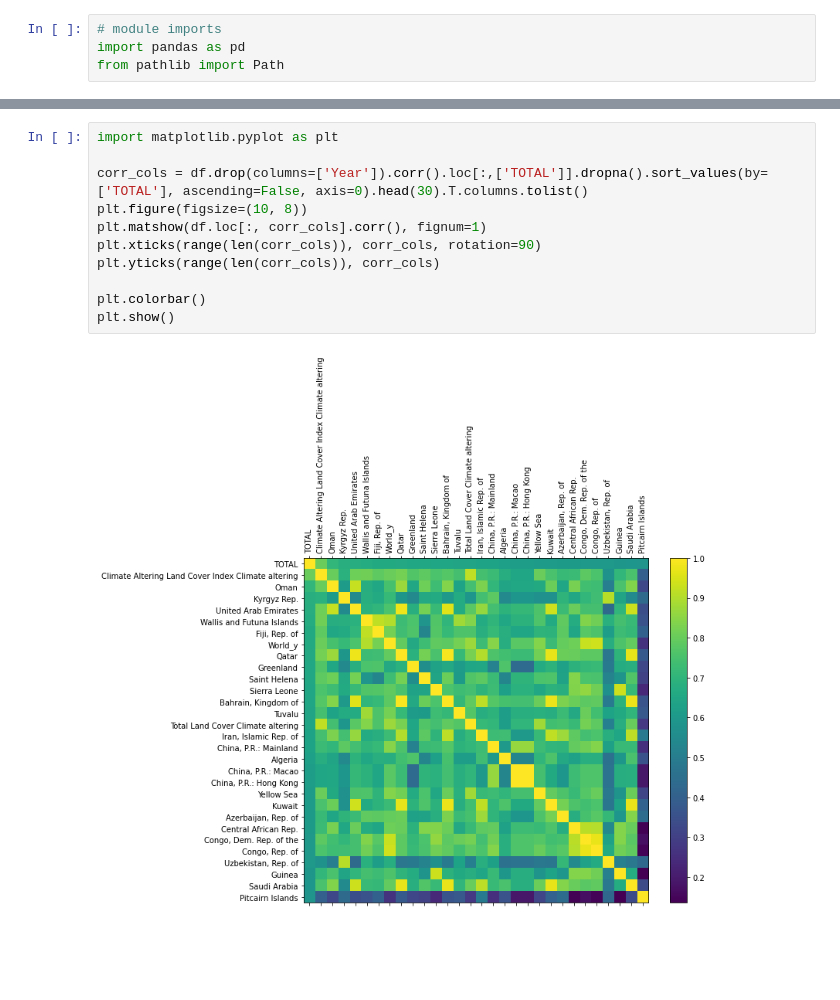
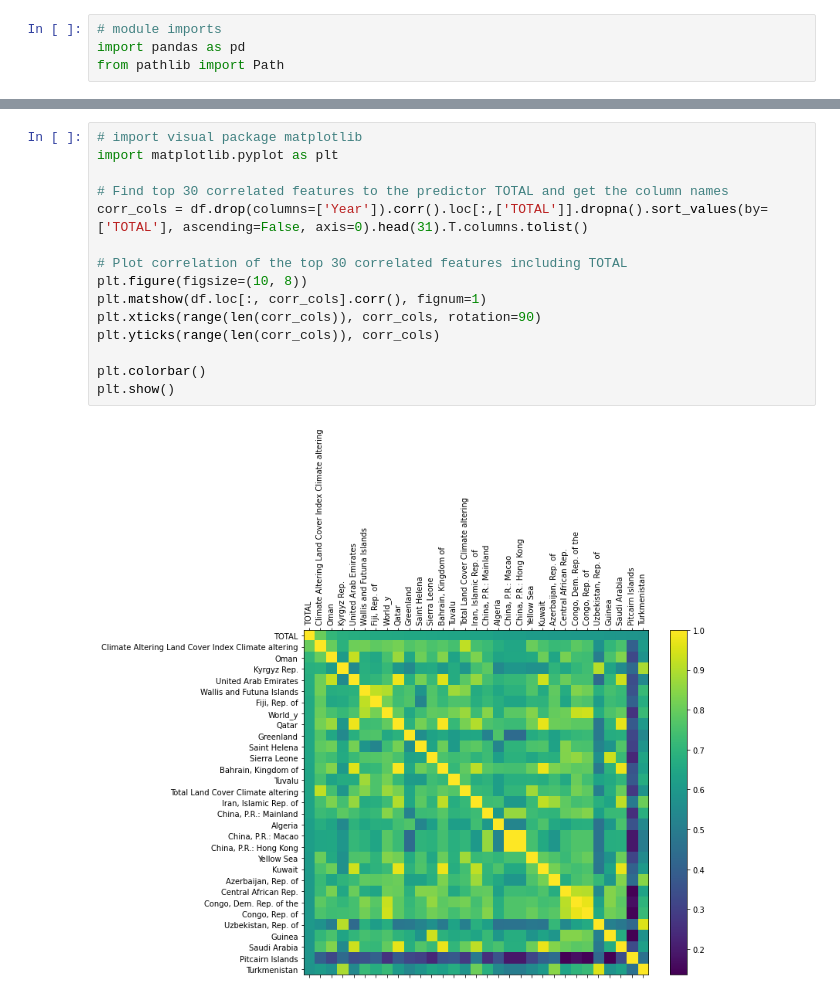
Before and after one commit to AtaishNehra/Climate-Induced-Disaster-Predictor, a Jupyter notebook: 03_DataLoad.ipynb, the cells around one changed output, grey strips where cells are left out. Saved outputs shown, nothing was run; the diff lists cells and outputs as text; blank space fills up the shorter version.

```diff
--- a/03_DataLoad.ipynb
+++ b/03_DataLoad.ipynb
@@ -30,15 +41,19 @@ df.describe()
 | max | 2020.000000 | 407.000000 | 414.210833 | 0.849167 | 296948.829100 | 4.220757e+06 | 100.000000 | ... |
 8 rows × 264 columns
 # %%
+# import visual package matplotlib
 import matplotlib.pyplot as plt
 
-corr_cols = df.drop(columns=['Year']).corr().loc[:,['TOTAL']].dropna().sort_values(by=['TOTAL'], ascending=False, axis=0).head(30).T.columns.tolist()
+# Find top 30 correlated features to the predictor TOTAL and get the column names
+corr_cols = df.drop(columns=['Year']).corr().loc[:,['TOTAL']].dropna().sort_values(by=['TOTAL'], ascending=False, axis=0).head(31).T.columns.tolist()
+
+# Plot correlation of the top 30 correlated features including TOTAL
 plt.figure(figsize=(10, 8))
 plt.matshow(df.loc[:, corr_cols].corr(), fignum=1)
 plt.xticks(range(len(corr_cols)), corr_cols, rotation=90)
 plt.yticks(range(len(corr_cols)), corr_cols)
 
 plt.colorbar()
 plt.show()
 # %% [output]
-[figure, old version]
+[figure, new version]
```
Also changed, not shown: parts of 1 cell of this notebook.
